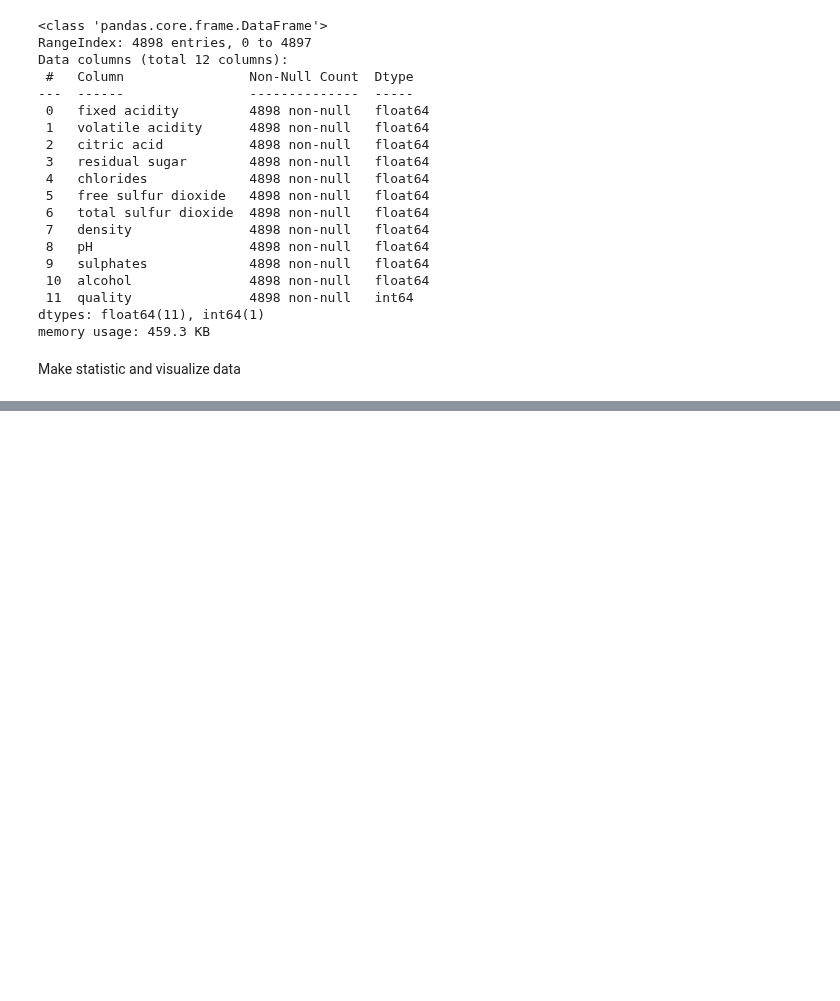
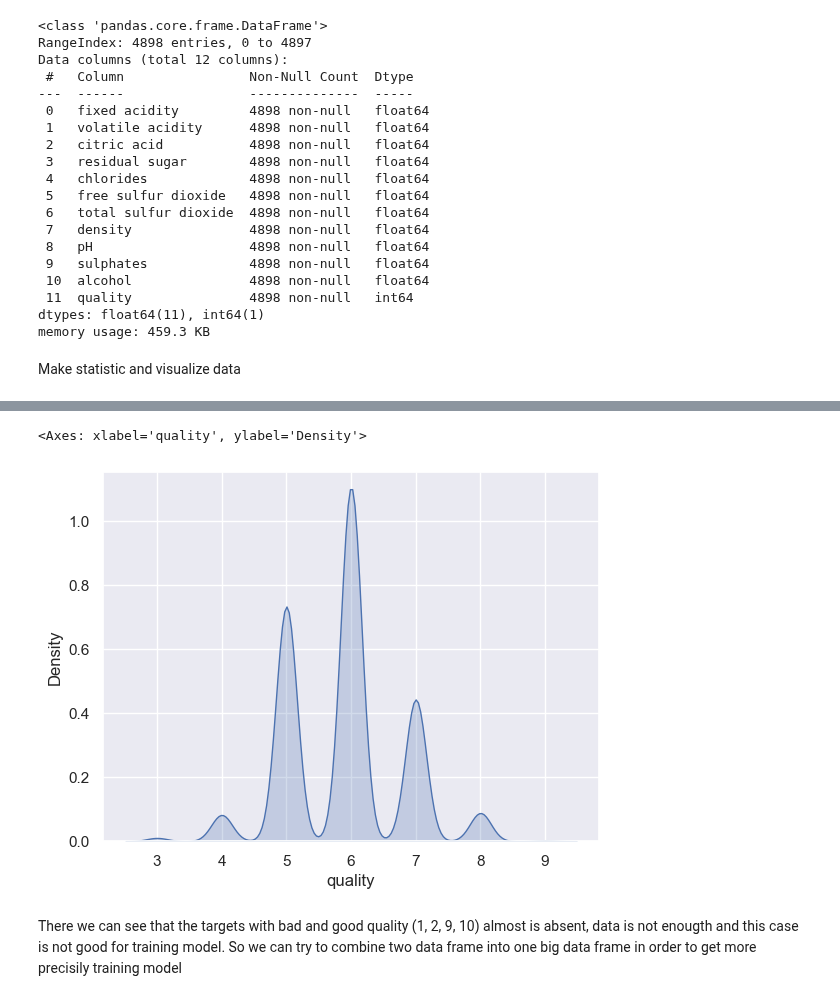
Before and after one commit to Macostik/ML_cource, a Jupyter notebook: HomeWork5/wineQualityHomeWork.ipynb, the cells around one changed output, grey strips where cells are left out. Drawn from its saved outputs; the diff is of its cells as text; code cells hidden in the pictures; blank space fills up the shorter version.

```diff
--- a/HomeWork5/wineQualityHomeWork.ipynb
+++ b/HomeWork5/wineQualityHomeWork.ipynb
@@ -83,0 +115,8 @@ Make statistic and visualize data
+# %%
+# Visualize quality targets fow white wine
+sns.kdeplot(white_wine_df['quality'], fill=True, label='White wine quality')
+# %% [output]
+<Axes: xlabel='quality', ylabel='Density'>
+[figure, added]
+# %% [markdown]
+There we can see that the targets with bad and good quality (1, 2, 9, 10) almost is absent, data is not enougth and this case is not good for training model. So we can try to combine two data frame into one big data frame in order to get more precisily training model
```
Also changed, not shown: parts of 16 cells of this notebook.
